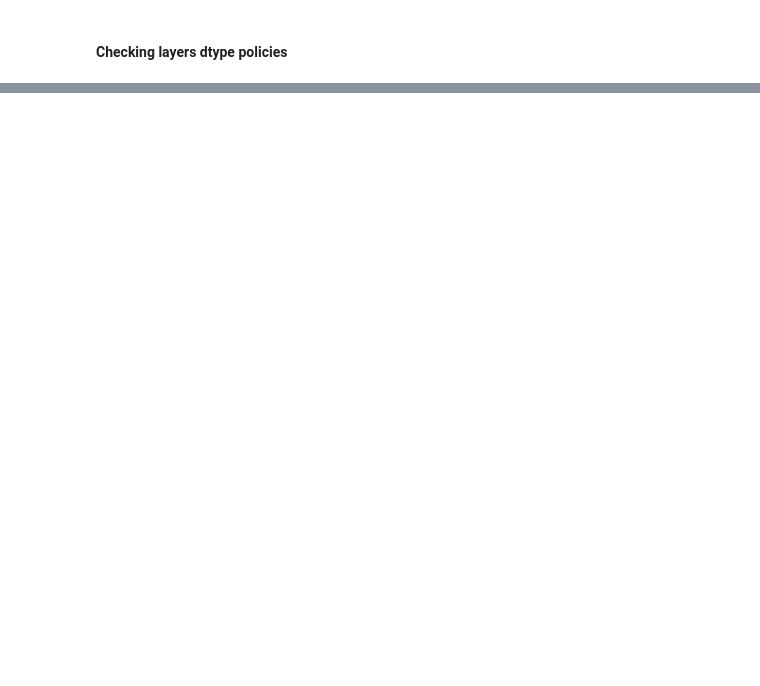
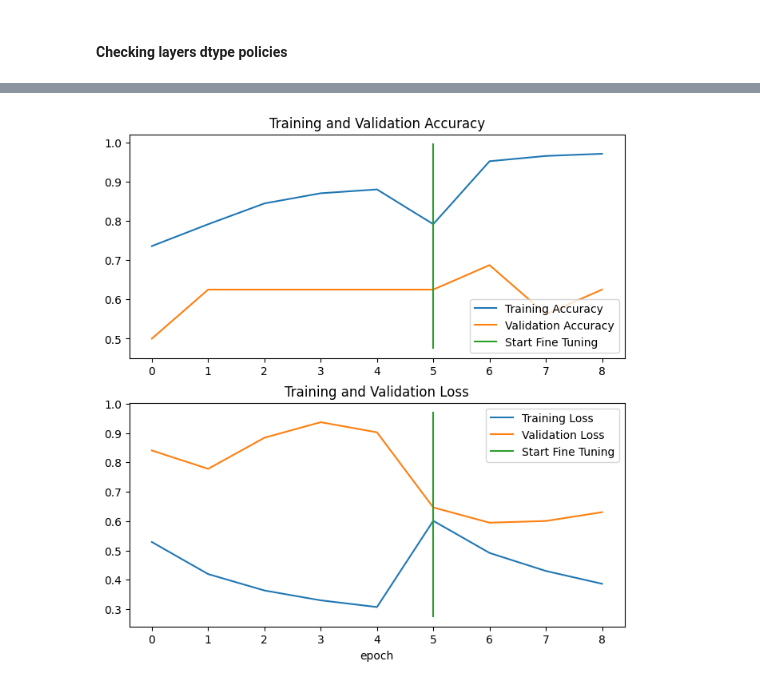
Before and after one commit to efkas18/simulations-ml-dl, a Jupyter notebook: Chest X-Ray - Pneumonia/chest_x_ray.ipynb, the cells around one changed output, grey strips where cells are left out. Cells and saved outputs as stored; diff of their text form; code cells hidden in the pictures; blank space fills up the shorter version.

```diff
--- a/Chest X-Ray - Pneumonia/chest_x_ray.ipynb
+++ b/Chest X-Ray - Pneumonia/chest_x_ray.ipynb
@@ -440,0 +585,26 @@ history_model_3_feature_extraction = model_3.fit(train_dataset,
+# %%
+# Recompiles the whole model (always recompile after any adjustments to a model).
+model_3.compile(loss = "binary_crossentropy",
+                optimizer = tf.keras.optimizers.Adam(learning_rate = 0.0001), # LR is 10x lower than before for fine-tuning.
+                metrics = ["accuracy"])
+# %%
+# EarlyStopping Callback reducing training time and epochs, in case there is not noteworthy improvement in accuracy.
+early_stopping = tf.keras.callbacks.EarlyStopping(monitor = "val_loss",
+                                                  patience = 2)
+
+# Creating learning rate reduction callback
+reduce_lr = tf.keras.callbacks.ReduceLROnPlateau(monitor = "val_loss",
+                                                 factor = 0.2, # multiply the learning rate by 0.2 (reduce by 5x)
+                                                 patience = 2,
+                                                 verbose = 1, # print out when learning rate goes down
+                                                 min_lr = 1e-7)
+# %%
+# Fine-tunes for 5 more epochs.
+fine_tune_epochs = 10 #
+
+history_model_3_fine_tune = model_3.fit(train_dataset,
+                                        epochs = fine_tune_epochs,
+                                        validation_data = val_dataset,
+                                        validation_steps = len(val_dataset),
+                                        initial_epoch = history_model_3_feature_extraction.epoch[-1] + 1, # starts from last epoch of previous simulation
+                                        callbacks = [early_stopping, reduce_lr])
@@ -440,0 +622,4 @@ history_model_3_feature_extraction = model_3.fit(train_dataset,
+# %%
+hf.compare_histories(history_model_3_feature_extraction, history_model_3_fine_tune, history_model_3_feature_extraction.epoch[-1] + 1)
+# %% [output]
+[figure, added]
```
Also changed, not shown: parts of 38 cells of this notebook, 1 other file.
